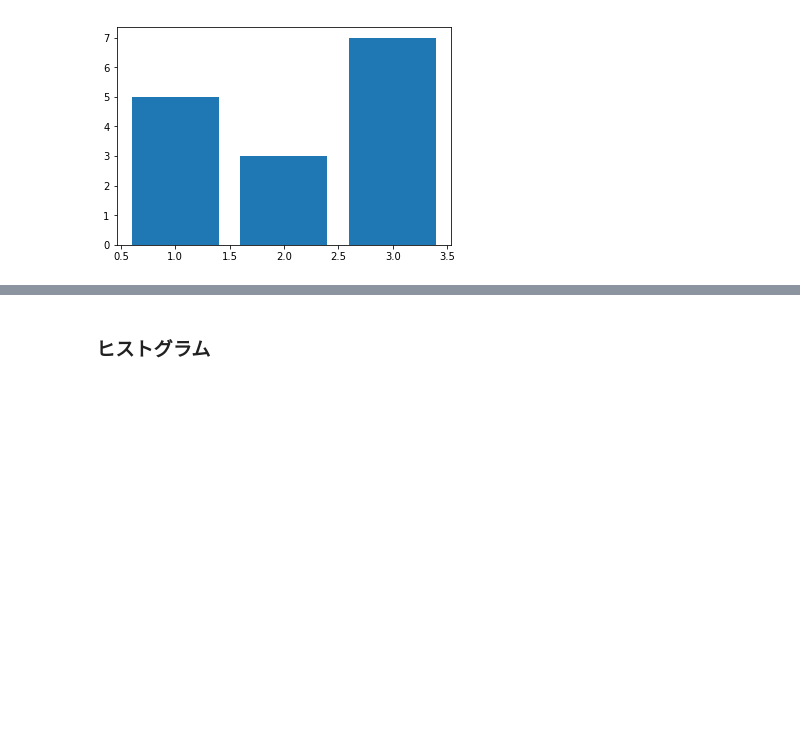
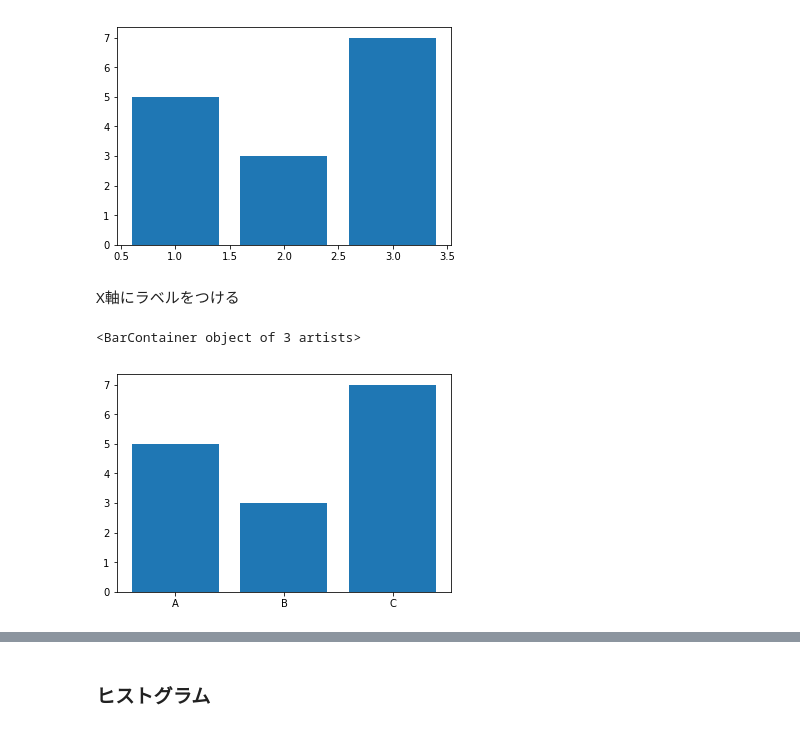
Before and after one commit to terapyon/intro-to-visualization-tutorial, a Jupyter notebook: 3-visualization/3-2-Matplotlib-basic.ipynb, the cells around one changed output, grey strips where cells are left out. Cells and saved outputs as stored; diff of their text form; code cells hidden in the pictures; blank space fills up the shorter version.

```diff
--- a/3-visualization/3-2-Matplotlib-basic.ipynb
+++ b/3-visualization/3-2-Matplotlib-basic.ipynb
@@ -83,3 +98,12 @@ ax.bar([1, 2, 3], [5, 3, 7])
 # %% [output]
 <BarContainer object of 3 artists>
 [figure]
+# %% [markdown]
+X軸にラベルをつける
+# %%
+fig = plt.figure()
+ax = fig.add_subplot(1, 1, 1)
+ax.bar([1, 2, 3], [5, 3, 7], tick_label=["A", "B", "C"])
+# %% [output]
+<BarContainer object of 3 artists>
+[figure, added]
```
Also changed, not shown: parts of 39 cells of this notebook, 5 other files.
